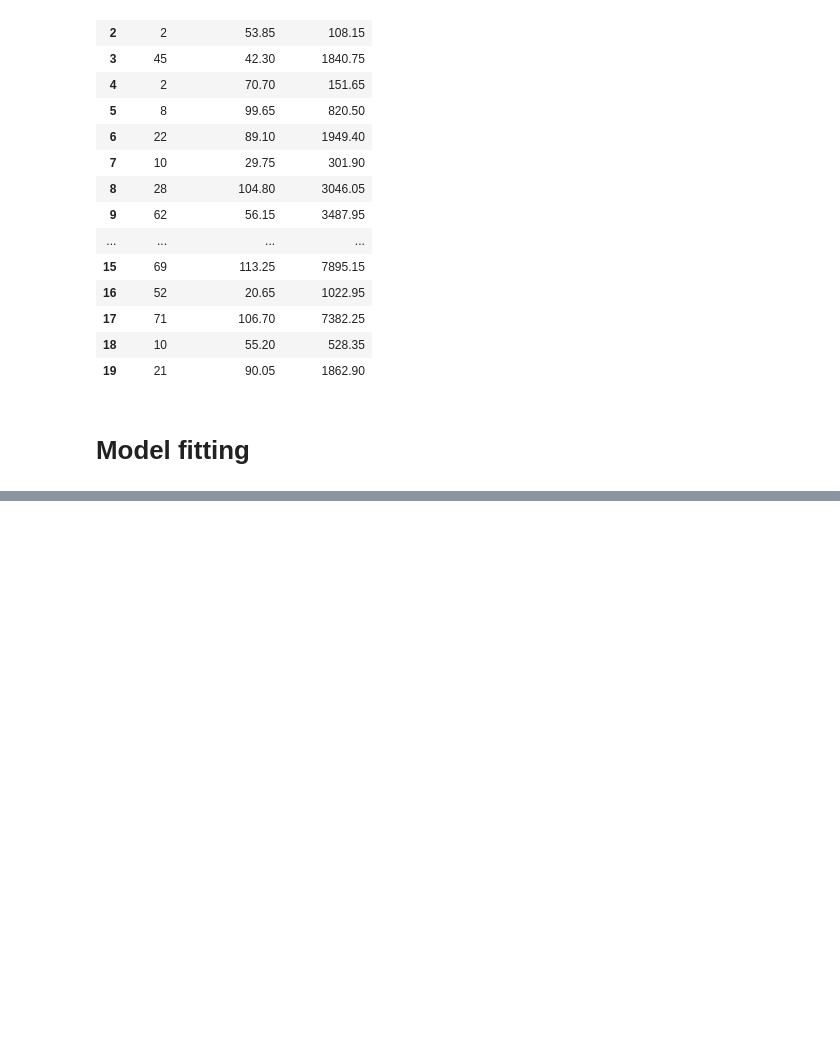
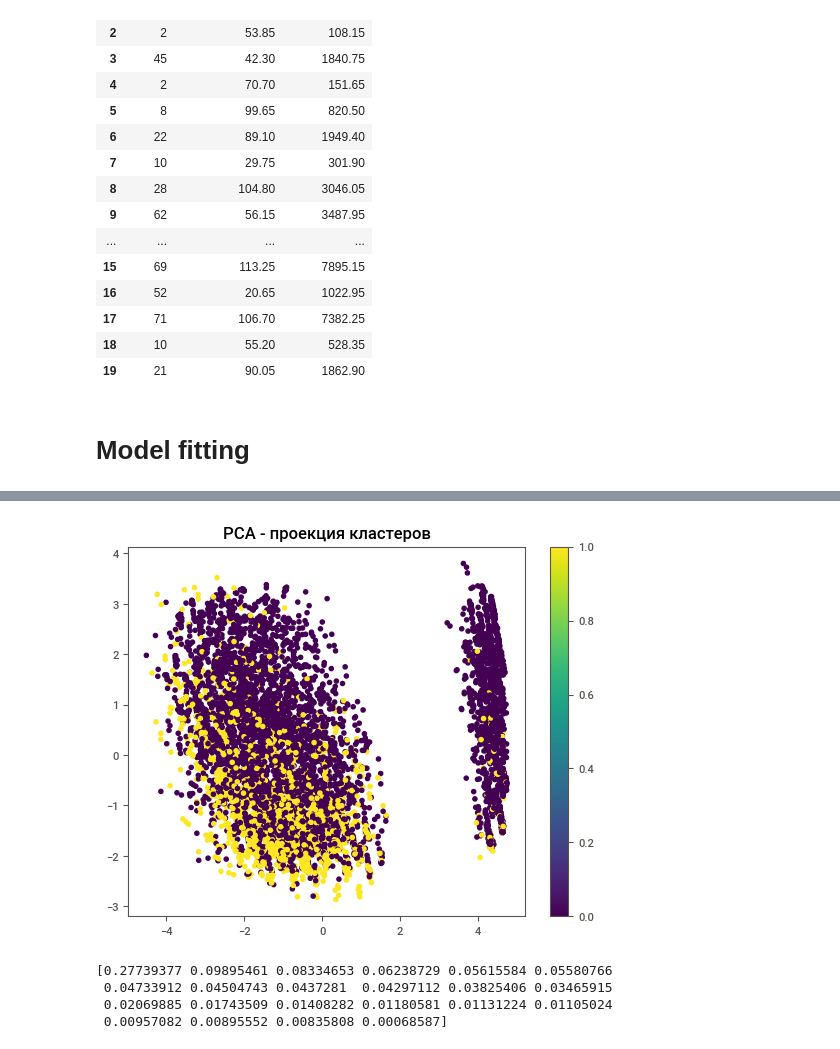
Before and after one commit to AndreiKris/exampleportfolio, a Jupyter notebook: python/Kaggle Telecom Churn prediction.ipynb, the cells around one changed output, grey strips where cells are left out. Cells and saved outputs as stored; diff of their text form; code cells hidden in the pictures; blank space fills up the shorter version.

```diff
--- a/python/Kaggle Telecom Churn prediction.ipynb
+++ b/python/Kaggle Telecom Churn prediction.ipynb
@@ -323,0 +428,6 @@ Accuracy: 0.86070
+# %%
+from sklearn.preprocessing import StandardScaler
+from sklearn.decomposition import PCA
+col=X.columns
+scaler = StandardScaler()
+X_scaled= scaler.fit_transform(X)
@@ -323,0 +450,16 @@ Accuracy: 0.86070
+# %%
+pca = PCA(n_components=22)  # Можно выбрать больше компонент для более точной визуализации
+X_pca = pca.fit_transform(X_scaled)
+
+# Визуализируем
+plt.scatter(X_pca[:, 0], X_pca[:, 1], c=y, cmap='viridis')
+plt.colorbar()
+plt.title('PCA - проекция кластеров')
+plt.show()
+print(pca.explained_variance_ratio_)
+# %% [output]
+[figure, added]
+[0.27739377 0.09895461 0.08334653 0.06238729 0.05615584 0.05580766
+ 0.04733912 0.04504743 0.0437281  0.04297112 0.03825406 0.03465915
+ 0.02069885 0.01743509 0.01408282 0.01180581 0.01131224 0.01105024
+ 0.00957082 0.00895552 0.00835808 0.00068587]
```
Also changed, not shown: parts of 48 cells of this notebook.
